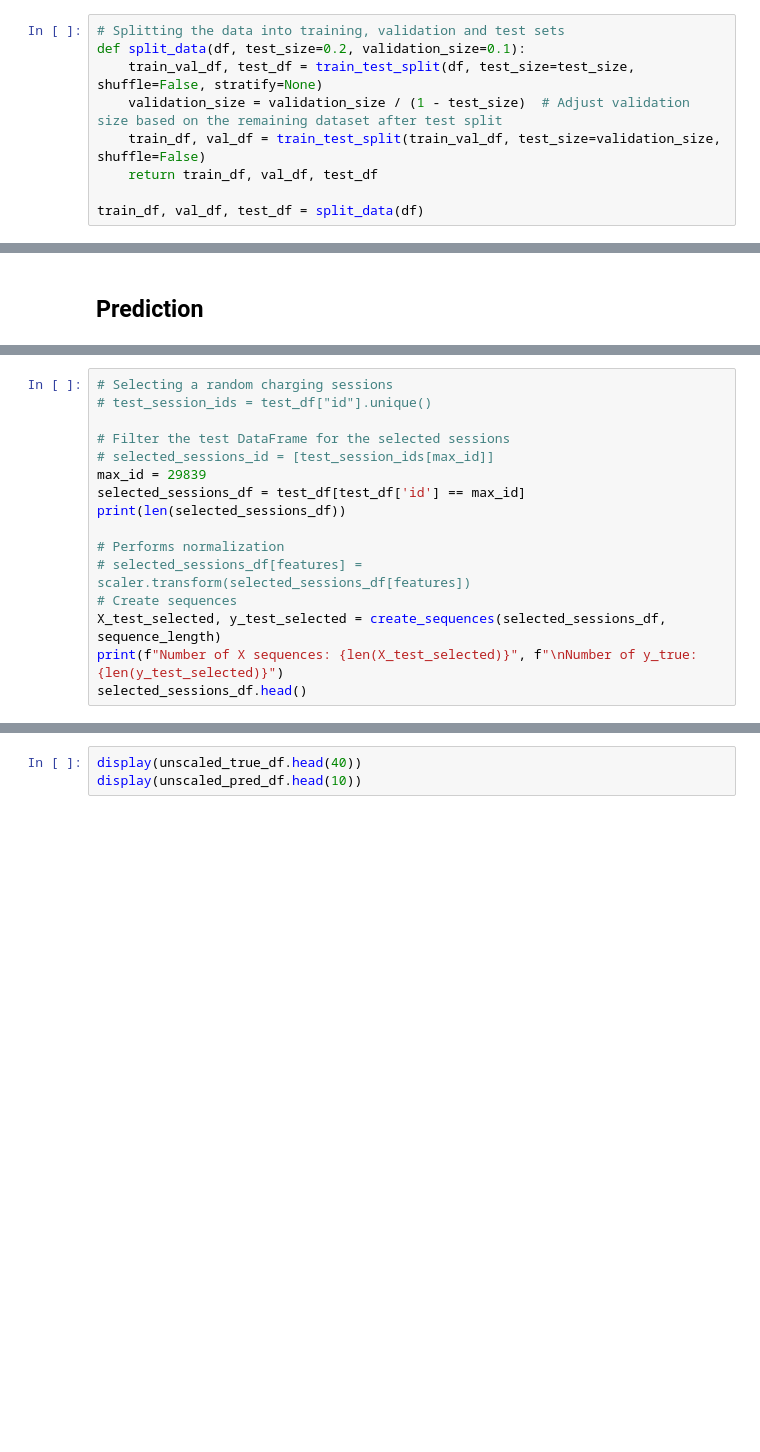
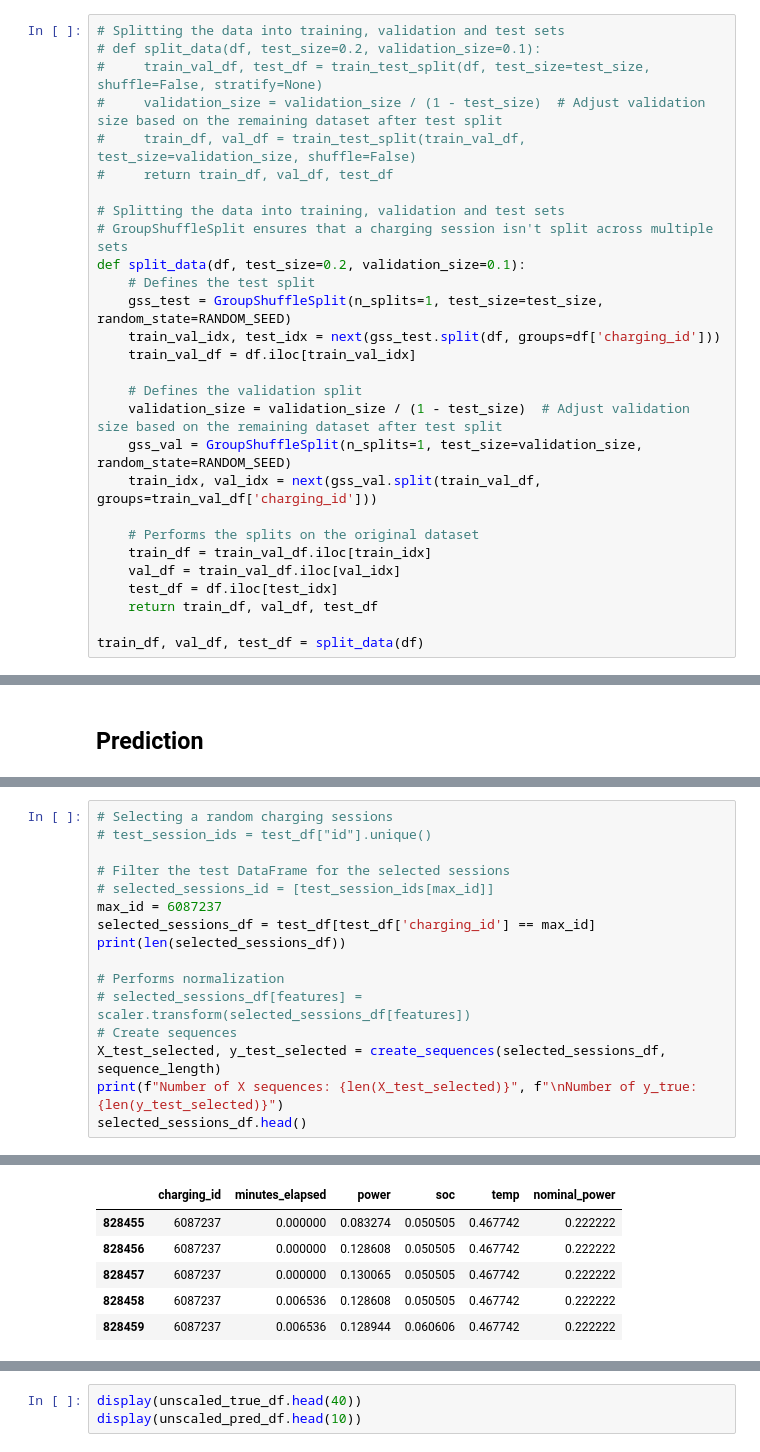
Before and after one commit to SebastianRokholt/Machine-Teaching-for-XAI--TimeSeries-Models, a Jupyter notebook: Notebooks/03__Modelling.ipynb, the cells around one changed output, grey strips where cells are left out. Saved outputs shown, nothing was run; the diff lists cells and outputs as text; blank space fills up the shorter version.

```diff
--- a/Notebooks/03__Modelling.ipynb
+++ b/Notebooks/03__Modelling.ipynb
@@ -42,10 +41,29 @@ df.head()
 ## 02 - Preparing the dataset for modelling
 # %%
 # Splitting the data into training, validation and test sets
+# def split_data(df, test_size=0.2, validation_size=0.1):
+#     train_val_df, test_df = train_test_split(df, test_size=test_size, shuffle=False, stratify=None)
+#     validation_size = validation_size / (1 - test_size)  # Adjust validation size based on the remaining dataset after test split
+#     train_df, val_df = train_test_split(train_val_df, test_size=validation_size, shuffle=False)
+#     return train_df, val_df, test_df
+
+# Splitting the data into training, validation and test sets
+# GroupShuffleSplit ensures that a charging session isn't split across multiple sets
 def split_data(df, test_size=0.2, validation_size=0.1):
-    train_val_df, test_df = train_test_split(df, test_size=test_size, shuffle=False, stratify=None)
+    # Defines the test split
+    gss_test = GroupShuffleSplit(n_splits=1, test_size=test_size, random_state=RANDOM_SEED)
+    train_val_idx, test_idx = next(gss_test.split(df, groups=df['charging_id']))
+    train_val_df = df.iloc[train_val_idx]
+
+    # Defines the validation split
     validation_size = validation_size / (1 - test_size)  # Adjust validation size based on the remaining dataset after test split
-    train_df, val_df = train_test_split(train_val_df, test_size=validation_size, shuffle=False)
+    gss_val = GroupShuffleSplit(n_splits=1, test_size=validation_size, random_state=RANDOM_SEED)
+    train_idx, val_idx = next(gss_val.split(train_val_df, groups=train_val_df['charging_id']))
+
+    # Performs the splits on the original dataset
+    train_df = train_val_df.iloc[train_idx]
+    val_df = train_val_df.iloc[val_idx]
+    test_df = df.iloc[test_idx]
     return train_df, val_df, test_df
 
 train_df, val_df, test_df = split_data(df)
@@ -234,8 +306,8 @@ print(f"Max length: {max_len}, ID: {max_id}")
 
 # Filter the test DataFrame for the selected sessions
 # selected_sessions_id = [test_session_ids[max_id]]
-max_id = 29839
-selected_sessions_df = test_df[test_df['id'] == max_id]
+max_id = 6087237
+selected_sessions_df = test_df[test_df['charging_id'] == max_id]
 print(len(selected_sessions_df))
 
 # Performs normalization
@@ -244,3 +316,4 @@ print(len(selected_sessions_df))
 X_test_selected, y_test_selected = create_sequences(selected_sessions_df, sequence_length)
 print(f"Number of X sequences: {len(X_test_selected)}", f"\nNumber of y_true: {len(y_test_selected)}")
 selected_sessions_df.head()
+# %% [output]
@@ -247,3 +323,9 @@ selected_sessions_df.head()
+|  | charging_id | minutes_elapsed | power | soc | temp | nominal_power |
+| 828455 | 6087237 | 0.000000 | 0.083274 | 0.050505 | 0.467742 | 0.222222 |
+| 828456 | 6087237 | 0.000000 | 0.128608 | 0.050505 | 0.467742 | 0.222222 |
+| 828457 | 6087237 | 0.000000 | 0.130065 | 0.050505 | 0.467742 | 0.222222 |
+| 828458 | 6087237 | 0.006536 | 0.128608 | 0.050505 | 0.467742 | 0.222222 |
+| 828459 | 6087237 | 0.006536 | 0.128944 | 0.060606 | 0.467742 | 0.222222 |
 # %%
 print(X_test_selected[:5])
 print("\n\n", X_train[:5])
```
Also changed, not shown: parts of 14 cells of this notebook, 1 other file.
